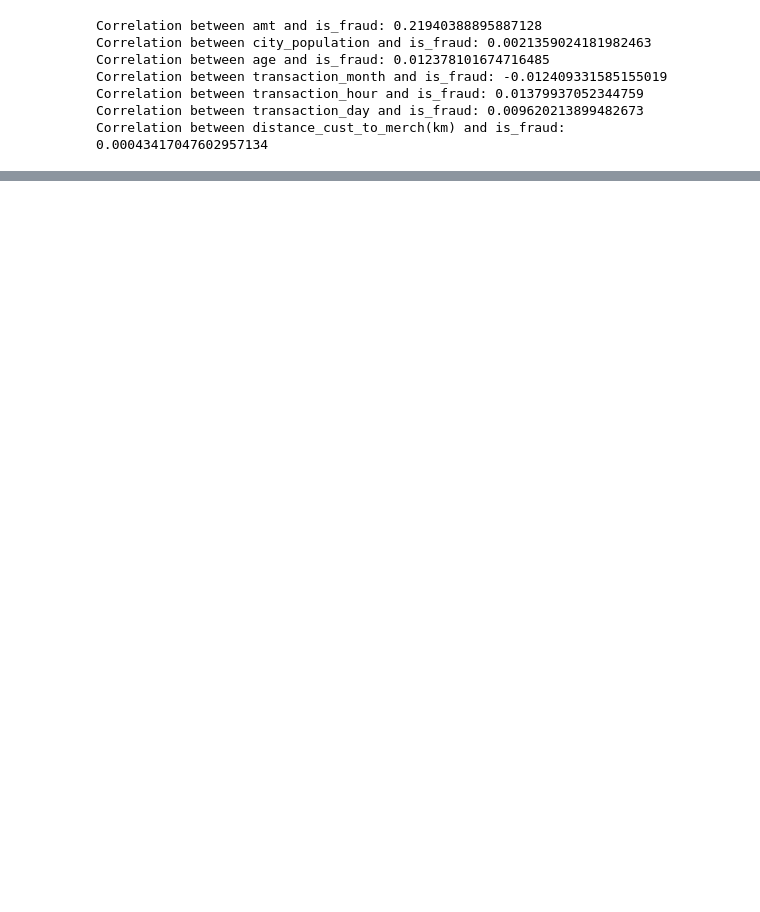
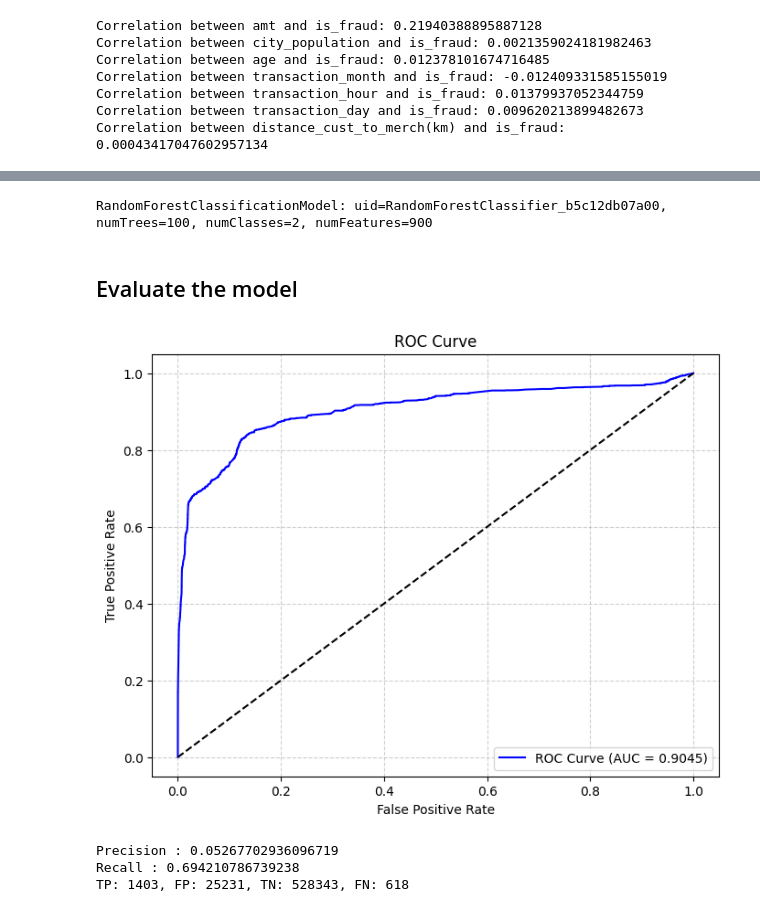
Before and after one commit to mark-kibui/Bank-Fraud-detection, a Jupyter notebook: Bank_Fraud_Detection-PySpark.ipynb, the cells around one changed output, grey strips where cells are left out. Cells and saved outputs as stored; diff of their text form; code cells hidden in the pictures; blank space fills up the shorter version.

```diff
--- a/Bank_Fraud_Detection-PySpark.ipynb
+++ b/Bank_Fraud_Detection-PySpark.ipynb
@@ -442,0 +600,79 @@ Model AUC: 0.5
+# %%
+# model Training
+# Train a RandomForest model with class weights
+rf = RandomForestClassifier(
+    featuresCol='features',
+    labelCol='is_fraud',
+    weightCol='class_weight',
+    numTrees=100,
+    maxDepth=8,
+    maxBins=32,
+    minInstancesPerNode=2,
+    impurity='entropy',  # or 'entropy'
+    featureSubsetStrategy='auto'
+)
+
+# fit the model
+rf_model = rf.fit(fraud_train_transformed)
+rf_model
+# %% [output]
+RandomForestClassificationModel: uid=RandomForestClassifier_b5c12db07a00, numTrees=100, numClasses=2, numFeatures=900
+# %% [markdown]
+## Evaluate the model
+# %%
+# evaluate the model using AUC
+predictions = rf_model.transform(fraud_test_transformed)
+binary_evaluator = BinaryClassificationEvaluator(labelCol='is_fraud',
+                                                 rawPredictionCol='probability',
+                                                 metricName='areaUnderROC')
+auc = binary_evaluator.evaluate(predictions)
+
+# extract probabilities and labels for ROC curve plotting
+probabilities = np.array(predictions.select('probability').rdd.map(lambda row: row[0][1]).collect())
+labels = np.array(predictions.select('is_fraud').rdd.map(lambda row: row[0]).collect())
+
+# plot the ROC curve
+fpr, tpr, _ = roc_curve(labels, probabilities)
+
+plt.figure(figsize=(8, 6))
+plt.plot(fpr, tpr, color='blue', label=f'ROC Curve (AUC = {auc:.4f})')
+plt.plot([0, 1], [0, 1], 'k--')
+plt.grid(True, linestyle='--', alpha=0.6)
+plt.xlabel('False Positive Rate')
+plt.ylabel('True Positive Rate')
+plt.title('ROC Curve')
+plt.legend(loc='lower right')
+plt.show()
+# %% [output]
+[figure, added]
+# %%
+# evaluate further
+
+# add a column to indicate prediction correctness
+confusion_df = predictions.withColumn(
+    'confusion',
+    when((col('is_fraud') == 1) & (col('prediction') == 1), 'TP').
+    when((col('is_fraud') == 0) & (col('prediction') == 1), 'FP').
+    when((col('is_fraud') == 0) & (col('prediction') == 0), 'TN').
+    when((col('is_fraud') == 1) & (col('prediction') == 0), 'FN')
+)
+
+# count each category
+confusion_counts = confusion_df.groupBy('confusion').count().collect()
+confusion_dict = {row['confusion']: row['count'] for row in confusion_counts}
+
+# extract TP, FP, TN, FN
+TP = confusion_dict.get('TP', 0)
+FP = confusion_dict.get('FP', 0)
+TN = confusion_dict.get('TN', 0)
+FN = confusion_dict.get('FN', 0)
+recall = TP / (TP + FN)
+precision = TP / (TP + FP)
+
+print(f'Precision : {precision}')
+print(f'Recall : {recall}')
+print(f'TP: {TP}, FP: {FP}, TN: {TN}, FN: {FN}')
+# %% [output]
+Precision : 0.05267702936096719
+Recall : 0.694210786739238
+TP: 1403, FP: 25231, TN: 528343, FN: 618
```
Also changed, not shown: parts of 39 cells of this notebook, 5 other files.
